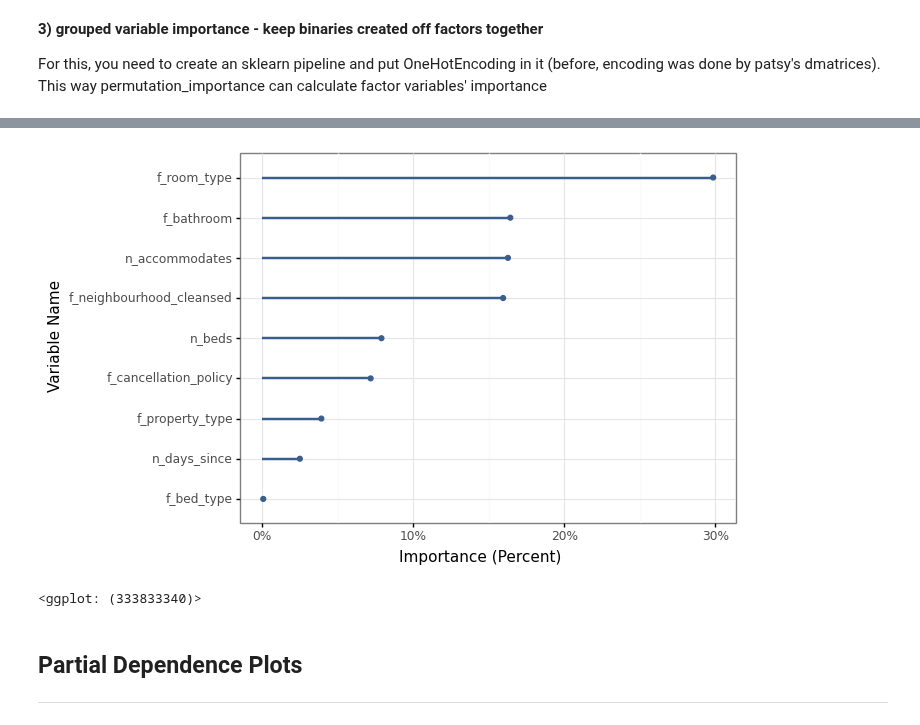
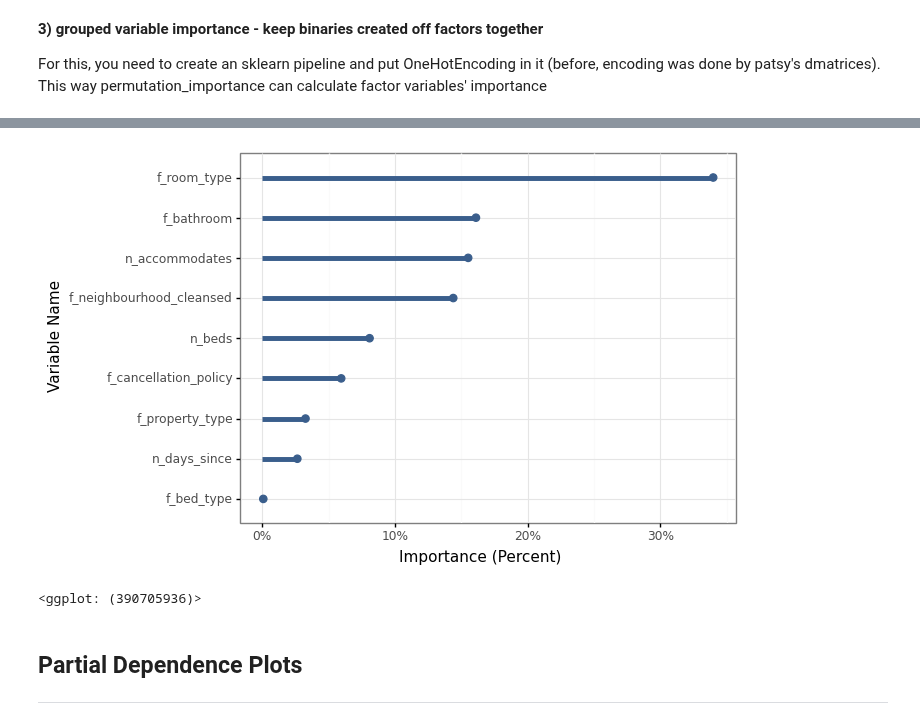
Before and after one commit to gabors-data-analysis/da_case_studies, a Jupyter notebook: ch16-airbnb-random-forest/Ch16-airbnb-random-forest.ipynb, the cells around one changed output, grey strips where cells are left out. Drawn from its saved outputs; the diff is of its cells as text; code cells hidden in the pictures.

```diff
--- a/ch16-airbnb-random-forest/Ch16-airbnb-random-forest.ipynb
+++ b/ch16-airbnb-random-forest/Ch16-airbnb-random-forest.ipynb
@@ -368,11 +404,14 @@ preprocessing = ColumnTransformer(
     ]
 )
 
-rf = Pipeline(
-    [("preprocess", preprocessing), ("regressor", rf_model_2.best_estimator_)] # put best model to pipeline
+rf_best_pipeline = Pipeline(
+    [
+        ("preprocess", preprocessing),
+        ("regressor", rf_model_2.best_estimator_),  # put best model to pipeline
+    ]
 )
 # %%
-rf.fit(data_train[predictors_2],data_train.price)
+rf_best_pipeline.fit(data_train[predictors_2],data_train.price)
 # %% [output]
 Pipeline(steps=[('preprocess',
                  ColumnTransformer(transformers=[('cat',
@@ -394,11 +433,12 @@ Pipeline(steps=[('preprocess',
 # %%
-# this takes a while to run
+# This takes a while
 result = permutation_importance(
-    rf,
+    rf_best_pipeline,
     data_train[predictors_2],
     data_train.price,
     n_repeats=10,
     random_state=45,
+    n_jobs=-1,
 )
 # %%
 grouped = [
@@ -413,10 +453,7 @@ grouped = [
     "f_cancellation_policy",
 ]
 grouped_imp = (
-    pd.DataFrame(
-        result.importances_mean,
-        data_train[predictors_2].columns,
-    )
+    pd.DataFrame(result.importances_mean, data_train[predictors_2].columns)
     .loc[grouped]
     .reset_index()
     .rename({"index": "varname", 0: "imp"}, axis=1)
@@ -425,19 +462,19 @@ grouped_imp = (
 )
 # %%
 ggplot(grouped_imp, aes(x="reorder(varname, imp)", y="imp_percentage"),) + geom_point(
-    color=color[0], size=1.5
+    color=color[0], size=2.5
 ) + geom_segment(
-    aes(x="varname", xend="varname", y=0, yend="imp_percentage"), color=color[0], size=1
+    aes(x="varname", xend="varname", y=0, yend="imp_percentage"), color=color[0], size=2
 ) + ylab(
     "Importance (Percent)"
 ) + xlab(
     "Variable Name"
 ) + coord_flip() + scale_y_continuous(
     labels=percent_format()
 ) + theme_bw()
 # %% [output]
-[figure, old version]
+[figure, new version]
-<ggplot: (333833340)>
+<ggplot: (390705936)>
 # %% [markdown]
 ## Partial Dependence Plots
 -------------------------------------------------------
```
Also changed, not shown: parts of 33 cells of this notebook.
